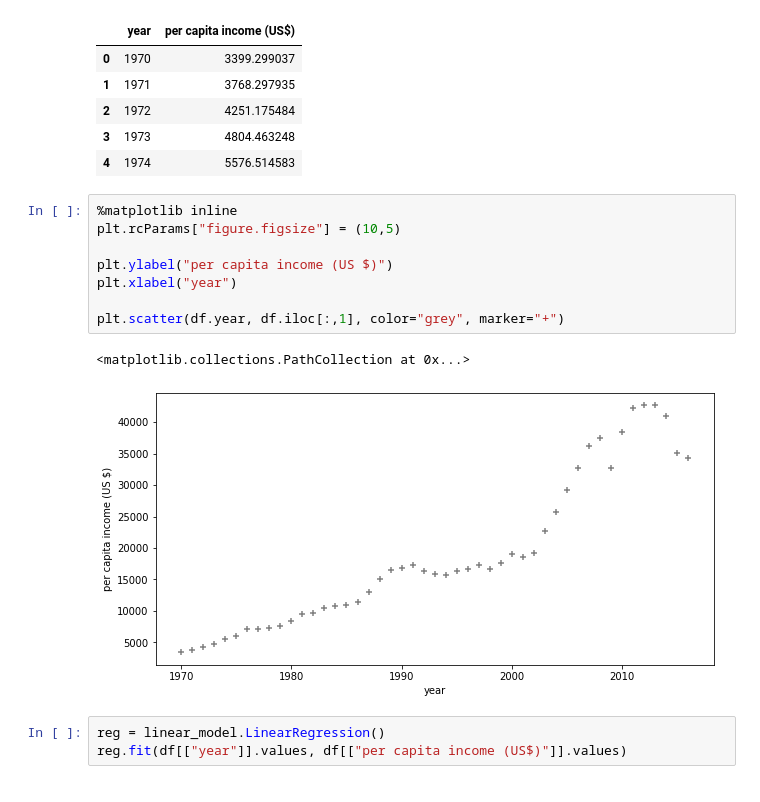
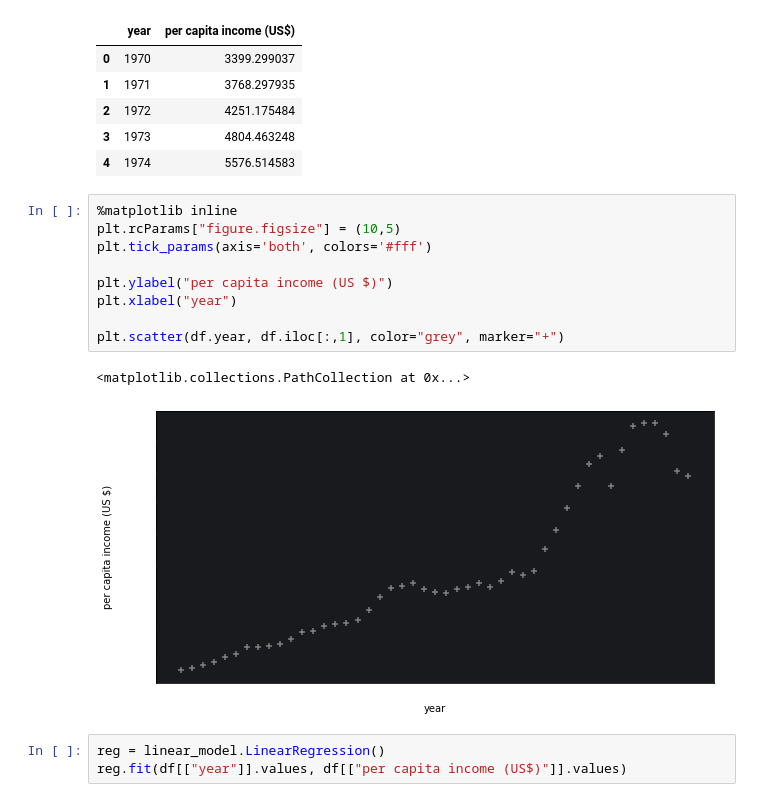
Before and after one commit to dasdebjeet/data_science, a Jupyter notebook: Machine Learning/Linear_regression/Linear Regression (Canada per capita income).ipynb, the cells around one changed output. Saved outputs shown, nothing was run; the diff lists cells and outputs as text.

```diff
--- a/Machine Learning/Linear_regression/Linear Regression (Canada per capita income).ipynb
+++ b/Machine Learning/Linear_regression/Linear Regression (Canada per capita income).ipynb
@@ -19,14 +19,15 @@ df.head()
 # %%
 %matplotlib inline
 plt.rcParams["figure.figsize"] = (10,5)
+plt.tick_params(axis='both', colors='#fff')
 
 plt.ylabel("per capita income (US $)")
 plt.xlabel("year")
 
 plt.scatter(df.year, df.iloc[:,1], color="grey", marker="+")
 # %% [output]
 <matplotlib.collections.PathCollection at 0x...>
-[figure, old version]
+[figure, new version]
 # %%
 reg = linear_model.LinearRegression()
 reg.fit(df[["year"]].values, df[["per capita income (US$)"]].values)
```
Also changed, not shown: 1 other file.
